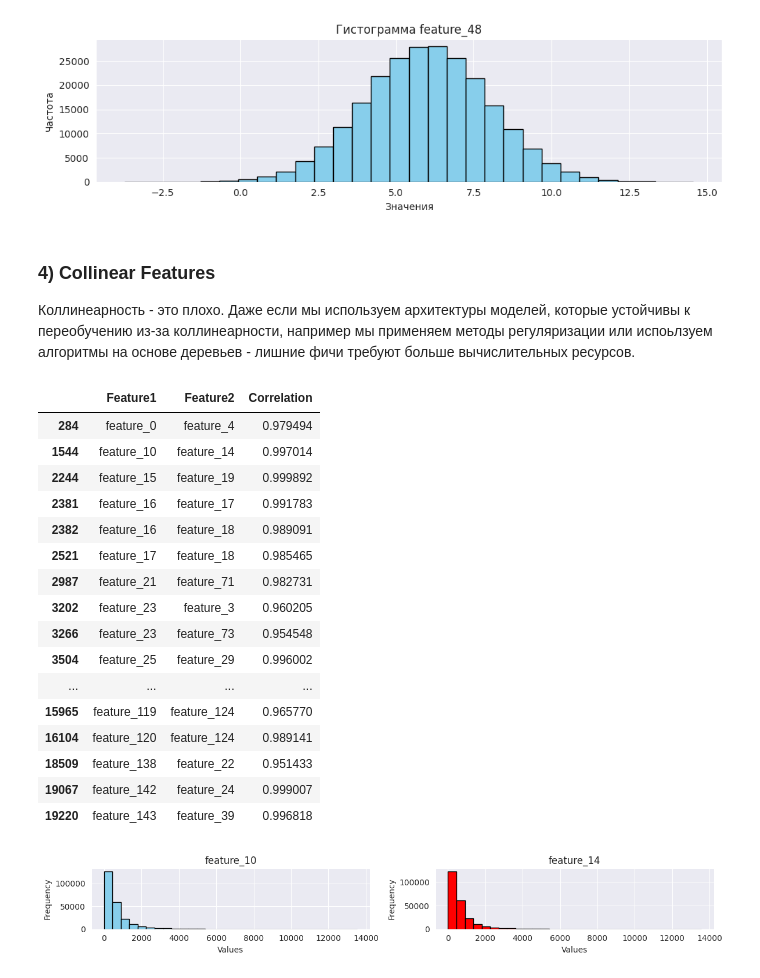
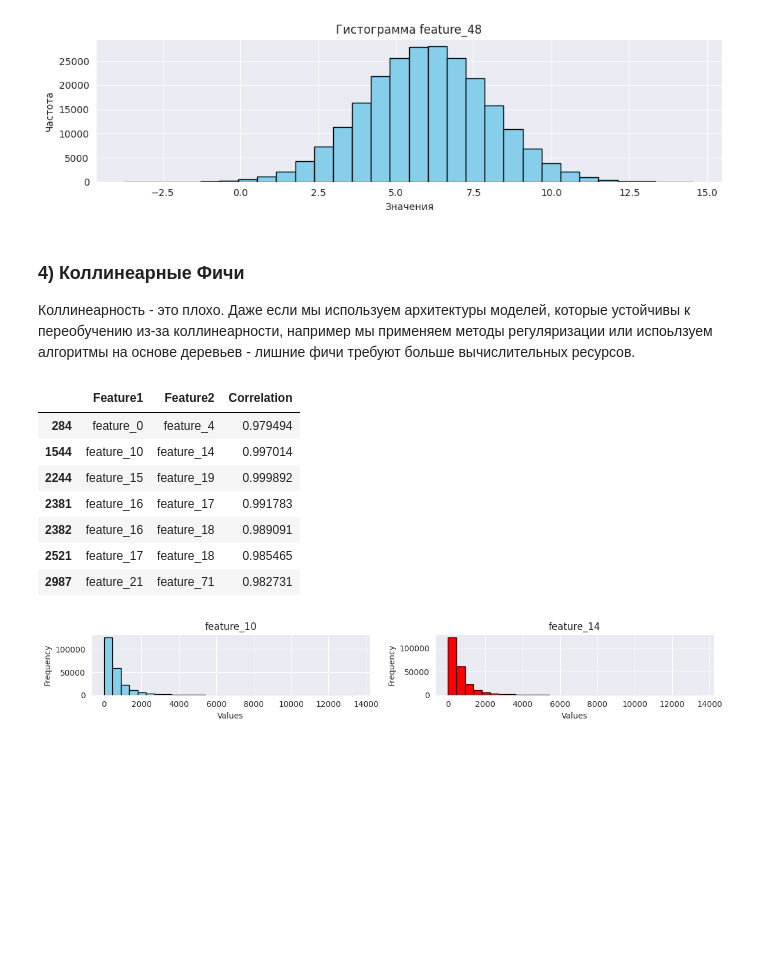
Before and after one commit to Tikhon-Radkevich/VK-Techno-Test, a Jupyter notebook: data_analysing.ipynb, the cells around one changed output. Drawn from its saved outputs; the diff is of its cells as text; code cells hidden in the pictures; blank space fills up the shorter version.

```diff
--- a/playground.ipynb
+++ b/data_analysing.ipynb
@@ -168,7 +185,7 @@ plt.show()
 # %% [output]
 [figure]
 # %% [markdown]
-### 4) Collinear Features
+### 4) Коллинеарные Фичи
 Коллинеарность - это плохо. Даже если мы используем архитектуры моделей, которые устойчивы к переобучению из-за коллинеарности, например мы применяем методы регуляризации или испоьлзуем алгоритмы на основе деревьев - лишние фичи требуют больше вычислительных ресурсов.
 # %%
 describe = df.describe()
@@ -176,29 +193,20 @@ correlation_matrix = df.corr()
 # %%
 high_corr_pairs = correlation_matrix.stack().reset_index()
 high_corr_pairs.columns = ["Feature1", "Feature2", "Correlation"]
 high_corr_pairs = high_corr_pairs[(high_corr_pairs["Feature1"] != high_corr_pairs["Feature2"]) &
                                   (abs(high_corr_pairs["Correlation"]) > 0.95)]
 
 high_corr_pairs = high_corr_pairs.loc[high_corr_pairs["Feature1"] < high_corr_pairs["Feature2"]]
-high_corr_pairs
+high_corr_pairs.head(7)
 # %% [output]
 |  | Feature1 | Feature2 | Correlation |
 | 284 | feature_0 | feature_4 | 0.979494 |
 | 1544 | feature_10 | feature_14 | 0.997014 |
 | 2244 | feature_15 | feature_19 | 0.999892 |
 | 2381 | feature_16 | feature_17 | 0.991783 |
 | 2382 | feature_16 | feature_18 | 0.989091 |
 | 2521 | feature_17 | feature_18 | 0.985465 |
 | 2987 | feature_21 | feature_71 | 0.982731 |
-| 3202 | feature_23 | feature_3 | 0.960205 |
-| 3266 | feature_23 | feature_73 | 0.954548 |
-| 3504 | feature_25 | feature_29 | 0.996002 |
-| ... | ... | ... | ... |
-| 15965 | feature_119 | feature_124 | 0.965770 |
-| 16104 | feature_120 | feature_124 | 0.989141 |
-| 18509 | feature_138 | feature_22 | 0.951433 |
-| 19067 | feature_142 | feature_24 | 0.999007 |
-| 19220 | feature_143 | feature_39 | 0.996818 |
 # %%
 def plot_feature_histograms(df, features, bins=30, figsize=(12, 2)):
     fig, axes = plt.subplots(nrows=1, ncols=2, figsize=figsize)
```
Also changed, not shown: parts of 23 cells of this notebook.
